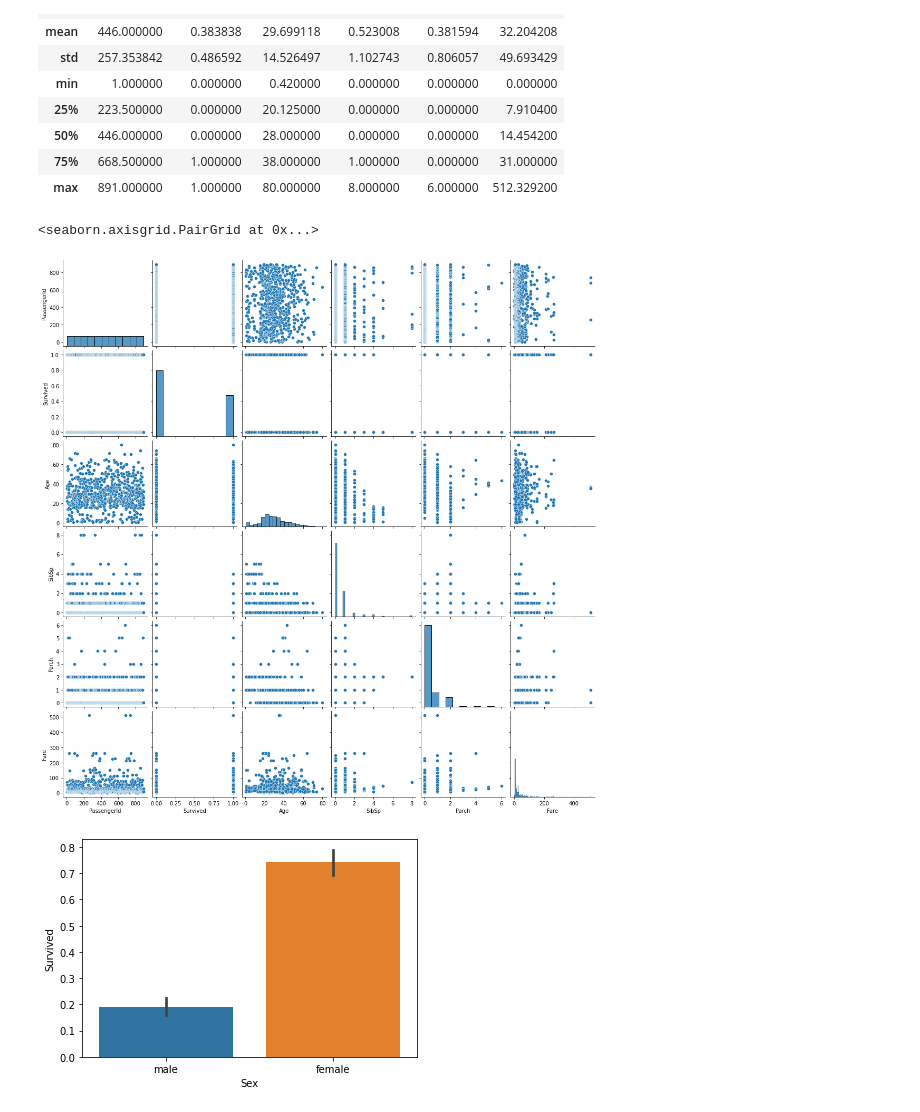
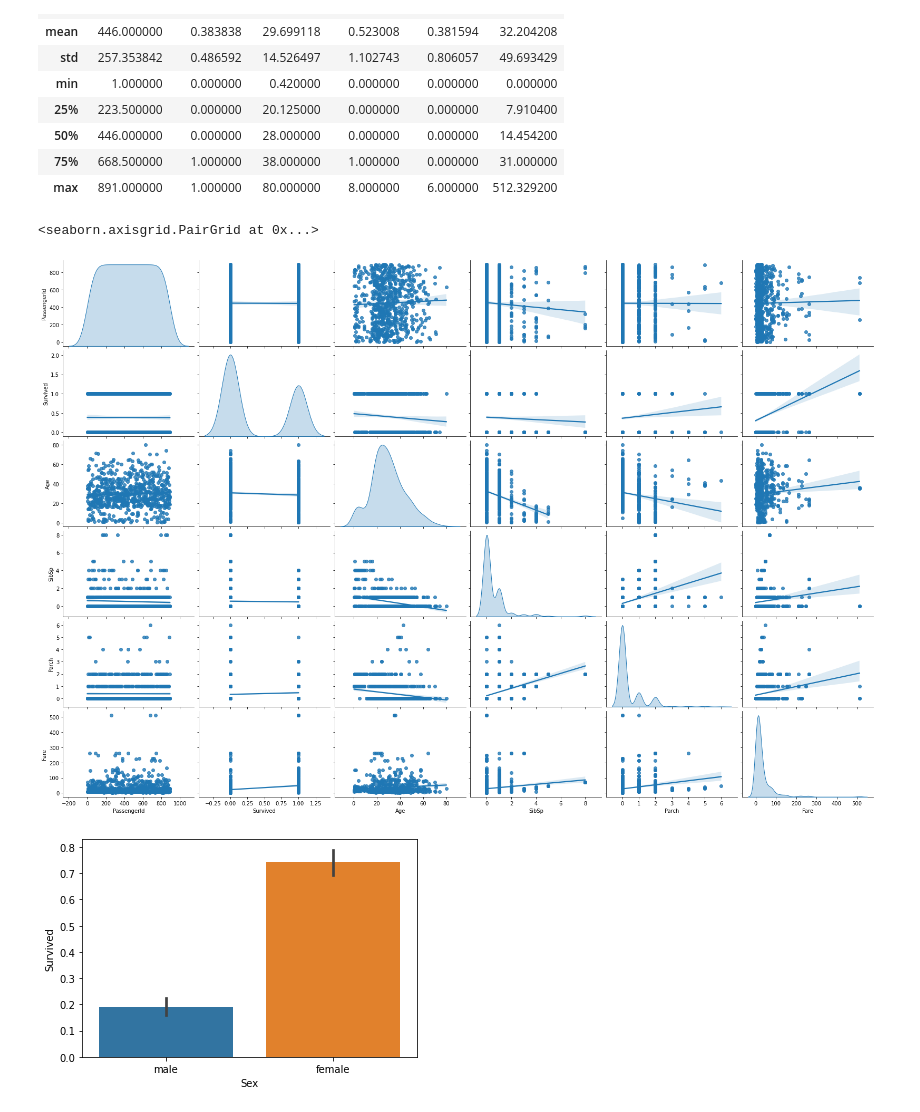
Before and after one commit to cluffa/titanic, a Jupyter notebook: titanic.ipynb, the cells around one changed output. Drawn from its saved outputs; the diff is of its cells as text; code cells hidden in the pictures.

Commit message:
improved pair plot

```diff
--- a/titanic.ipynb
+++ b/titanic.ipynb
@@ -85,10 +85,10 @@ data.describe()
 | 75% | 668.500000 | 1.000000 | 38.000000 | 1.000000 | 0.000000 | 31.000000 |
 | max | 891.000000 | 1.000000 | 80.000000 | 8.000000 | 6.000000 | 512.329200 |
 # %%
-sns.pairplot(data=data)
+sns.pairplot(data=data, diag_kind='kde', kind='reg', aspect=1.5)
 # %% [output]
 <seaborn.axisgrid.PairGrid at 0x...>
-[figure, old version]
+[figure, new version]
 # %%
 barplot_x = ('Sex', 'Pclass', 'SibSp', 'Parch', 'Embarked')
 for x in barplot_x:
```
Also changed, not shown: parts of 3 cells of this notebook.
